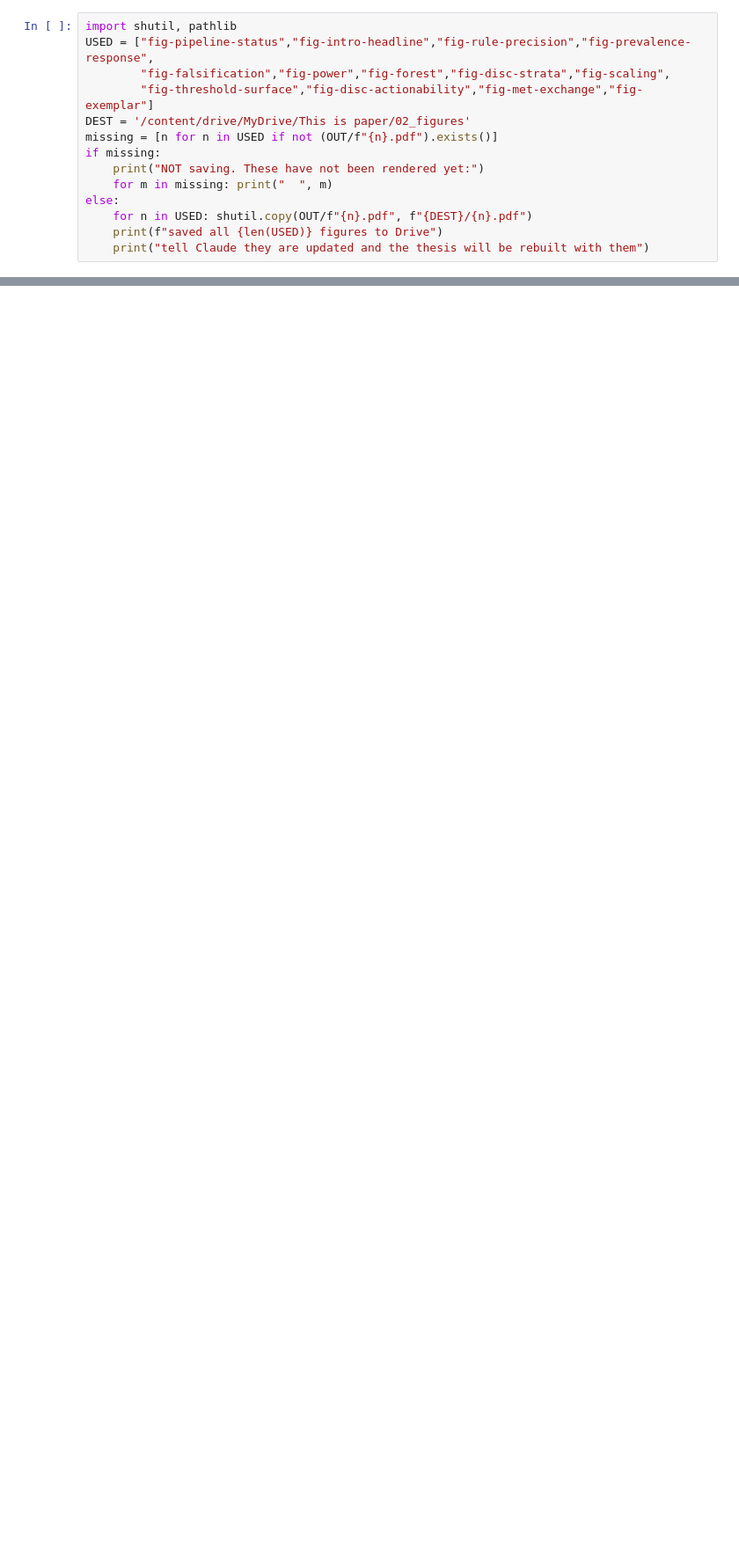
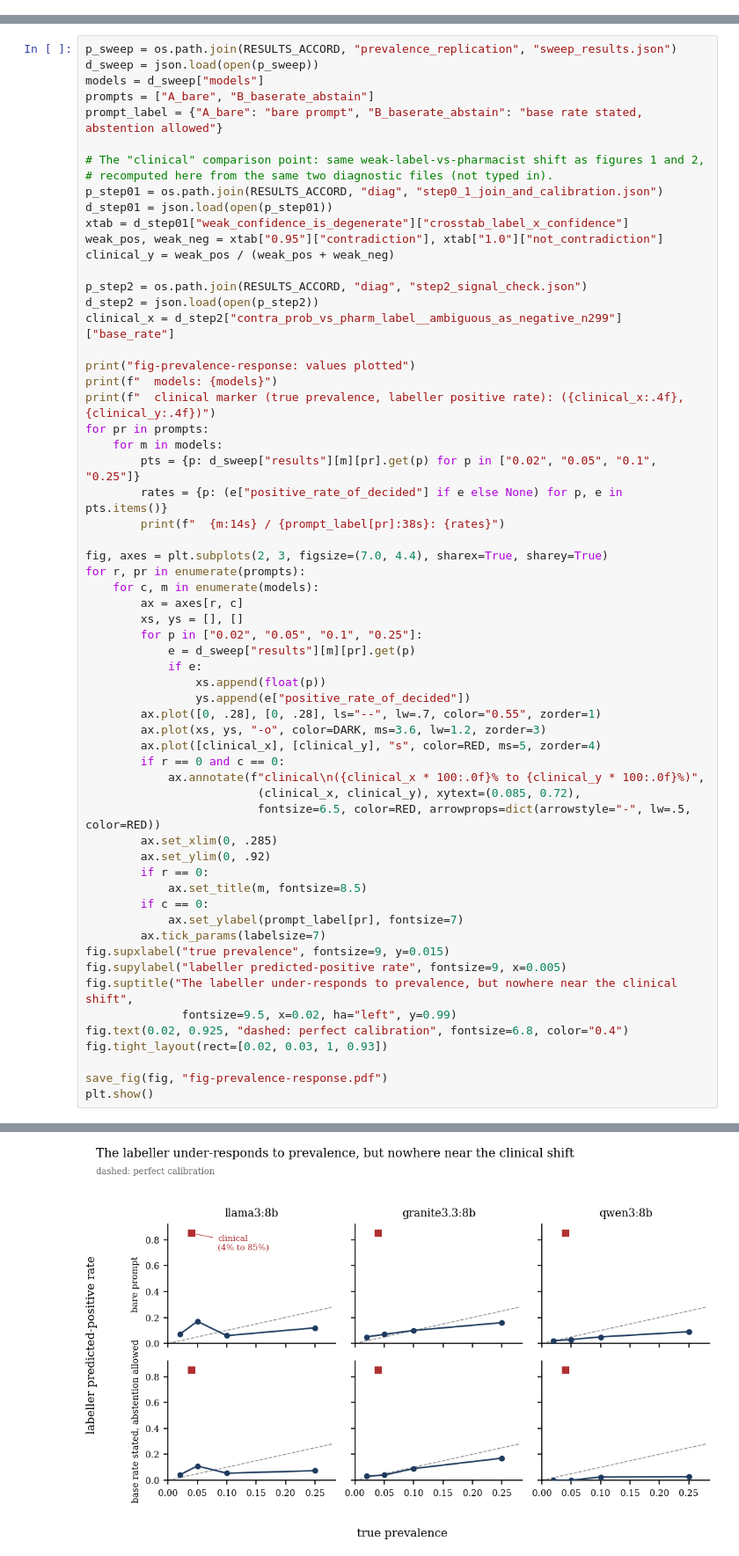
Before and after one commit to Rickygole/provenance-encoder, a Jupyter notebook: accord/thesis/figures/Thesis_Figures_PerFigure.ipynb, the cells around one changed output, grey strips where cells are left out. Shown at 88% size. Cells and saved outputs as stored; diff of their text form; blank space fills up the shorter version.

```diff
--- a/accord/thesis/figures/Thesis_Figures_PerFigure.ipynb
+++ b/accord/thesis/figures/Thesis_Figures_PerFigure.ipynb
@@ -1026,14 +0,0 @@ show('fig-exemplar')
-# %%
-import shutil, pathlib
-USED = ["fig-pipeline-status","fig-intro-headline","fig-rule-precision","fig-prevalence-response",
-        "fig-falsification","fig-power","fig-forest","fig-disc-strata","fig-scaling",
-        "fig-threshold-surface","fig-disc-actionability","fig-met-exchange","fig-exemplar"]
-DEST = '/content/drive/MyDrive/This is paper/02_figures'
-missing = [n for n in USED if not (OUT/f"{n}.pdf").exists()]
-if missing:
-    print("NOT saving. These have not been rendered yet:")
-    for m in missing: print("  ", m)
-else:
-    for n in USED: shutil.copy(OUT/f"{n}.pdf", f"{DEST}/{n}.pdf")
-    print(f"saved all {len(USED)} figures to Drive")
-    print("tell Claude they are updated and the thesis will be rebuilt with them")
@@ -1039,0 +461,62 @@ else:
+# %%
+p_sweep = os.path.join(RESULTS_ACCORD, "prevalence_replication", "sweep_results.json")
+d_sweep = json.load(open(p_sweep))
+models = d_sweep["models"]
+prompts = ["A_bare", "B_baserate_abstain"]
+prompt_label = {"A_bare": "bare prompt", "B_baserate_abstain": "base rate stated, abstention allowed"}
+
+# The "clinical" comparison point: same weak-label-vs-pharmacist shift as figures 1 and 2,
+# recomputed here from the same two diagnostic files (not typed in).
+p_step01 = os.path.join(RESULTS_ACCORD, "diag", "step0_1_join_and_calibration.json")
+d_step01 = json.load(open(p_step01))
+xtab = d_step01["weak_confidence_is_degenerate"]["crosstab_label_x_confidence"]
+weak_pos, weak_neg = xtab["0.95"]["contradiction"], xtab["1.0"]["not_contradiction"]
+clinical_y = weak_pos / (weak_pos + weak_neg)
+
+p_step2 = os.path.join(RESULTS_ACCORD, "diag", "step2_signal_check.json")
+d_step2 = json.load(open(p_step2))
+clinical_x = d_step2["contra_prob_vs_pharm_label__ambiguous_as_negative_n299"]["base_rate"]
+
+print("fig-prevalence-response: values plotted")
+print(f"  models: {models}")
+print(f"  clinical marker (true prevalence, labeller positive rate): ({clinical_x:.4f}, {clinical_y:.4f})")
+for pr in prompts:
+    for m in models:
+        pts = {p: d_sweep["results"][m][pr].get(p) for p in ["0.02", "0.05", "0.1", "0.25"]}
+        rates = {p: (e["positive_rate_of_decided"] if e else None) for p, e in pts.items()}
+        print(f"  {m:14s} / {prompt_label[pr]:38s}: {rates}")
+
+fig, axes = plt.subplots(2, 3, figsize=(7.0, 4.4), sharex=True, sharey=True)
+for r, pr in enumerate(prompts):
+    for c, m in enumerate(models):
+        ax = axes[r, c]
+        xs, ys = [], []
+        for p in ["0.02", "0.05", "0.1", "0.25"]:
+            e = d_sweep["results"][m][pr].get(p)
+            if e:
+                xs.append(float(p))
+                ys.append(e["positive_rate_of_decided"])
+        ax.plot([0, .28], [0, .28], ls="--", lw=.7, color="0.55", zorder=1)
+        ax.plot(xs, ys, "-o", color=DARK, ms=3.6, lw=1.2, zorder=3)
+        ax.plot([clinical_x], [clinical_y], "s", color=RED, ms=5, zorder=4)
+        if r == 0 and c == 0:
+            ax.annotate(f"clinical\n({clinical_x * 100:.0f}% to {clinical_y * 100:.0f}%)",
+                         (clinical_x, clinical_y), xytext=(0.085, 0.72),
+                         fontsize=6.5, color=RED, arrowprops=dict(arrowstyle="-", lw=.5, color=RED))
+        ax.set_xlim(0, .285)
+        ax.set_ylim(0, .92)
+        if r == 0:
+            ax.set_title(m, fontsize=8.5)
+        if c == 0:
+            ax.set_ylabel(prompt_label[pr], fontsize=7)
+        ax.tick_params(labelsize=7)
+fig.supxlabel("true prevalence", fontsize=9, y=0.015)
+fig.supylabel("labeller predicted-positive rate", fontsize=9, x=0.005)
+fig.suptitle("The labeller under-responds to prevalence, but nowhere near the clinical shift",
+              fontsize=9.5, x=0.02, ha="left", y=0.99)
+fig.text(0.02, 0.925, "dashed: perfect calibration", fontsize=6.8, color="0.4")
+fig.tight_layout(rect=[0.02, 0.03, 1, 0.93])
+
+save_fig(fig, "fig-prevalence-response.pdf")
+plt.show()
+# %% [output]
@@ -1039,0 +533 @@ else:
+[figure, added]
```
Also changed, not shown: parts of 69 cells of this notebook, 16 other files.
